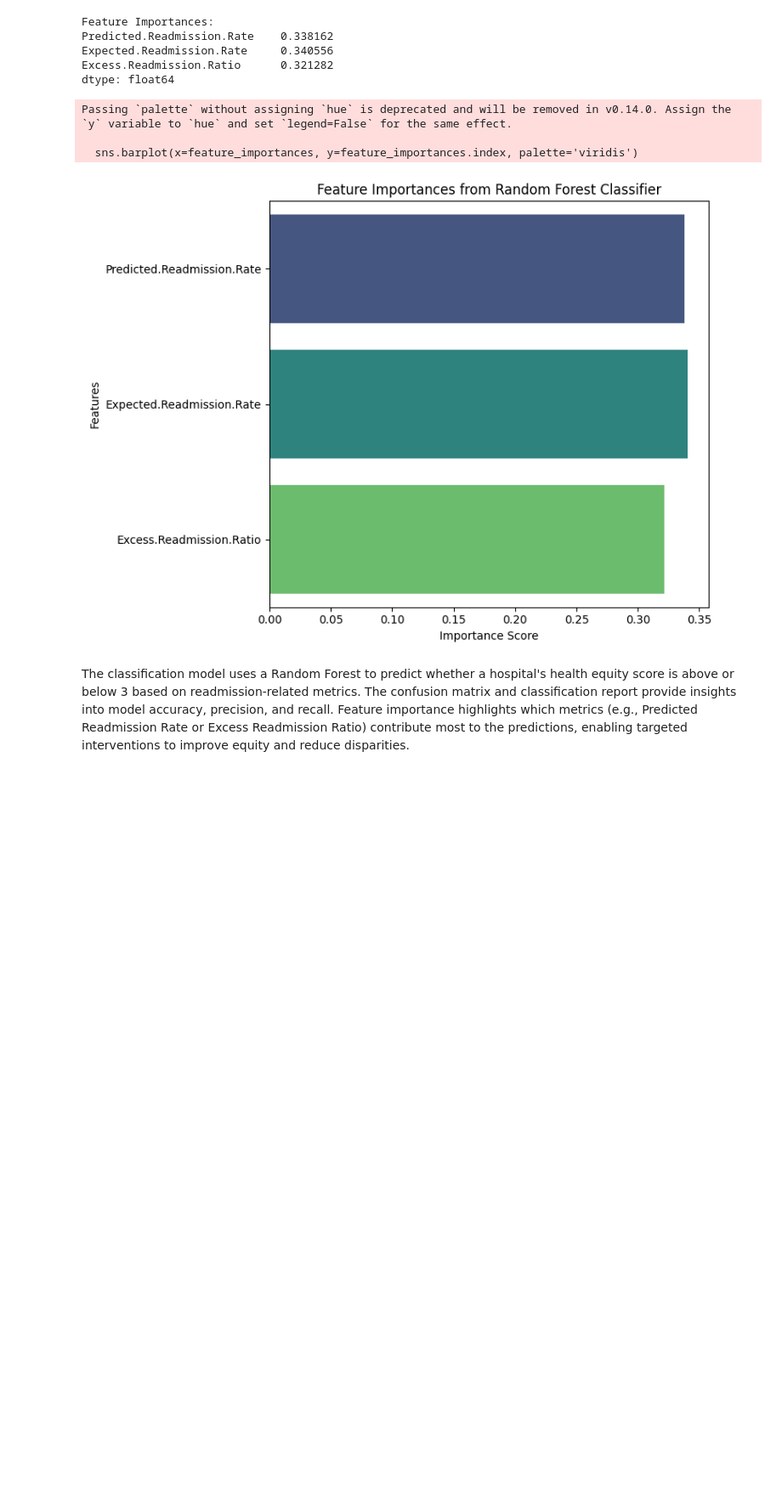
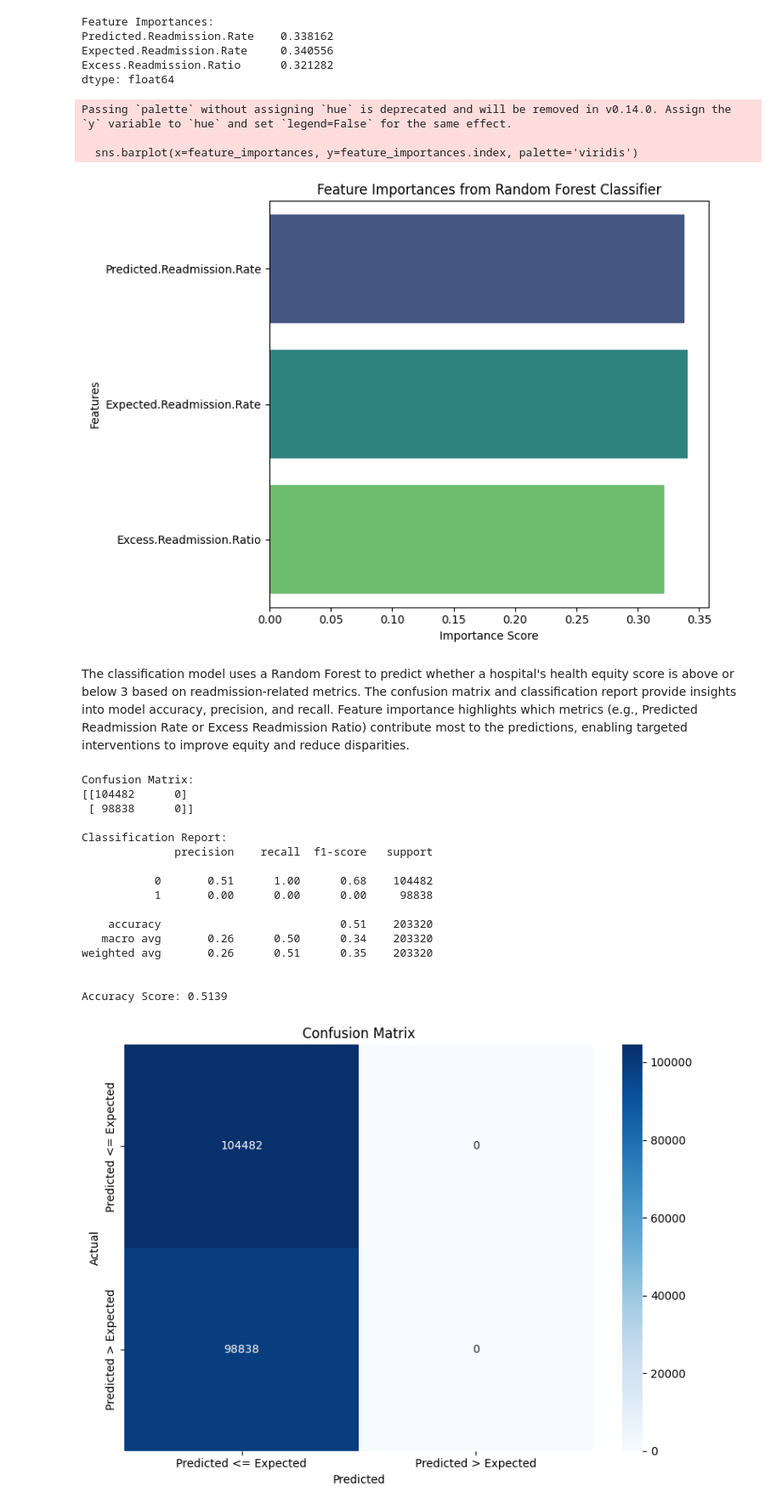
Before and after one commit to taliahtarik/dsprojectjterm, a Jupyter notebook: equityanalysis.ipynb, the cells around one changed output. Shown at 85% size. Drawn from its saved outputs; the diff is of its cells as text; code cells hidden in the pictures; blank space fills up the shorter version.

```diff
--- a/equityanalysis.ipynb
+++ b/equityanalysis.ipynb
@@ -94,3 +94,61 @@ The classification model uses a Random Forest to predict whether a hospital's he
 based on readmission-related metrics. The confusion matrix and classification report provide insights into model accuracy,
 precision, and recall. Feature importance highlights which metrics (e.g., Predicted Readmission Rate or Excess Readmission Ratio)
 contribute most to the predictions, enabling targeted interventions to improve equity and reduce disparities.
+# %%
+import pandas as pd
+from sklearn.linear_model import LogisticRegression
+from sklearn.metrics import classification_report, confusion_matrix, accuracy_score
+import matplotlib.pyplot as plt
+import seaborn as sns
+
+relevant_columns = ['Score', 'Predicted.Readmission.Rate', 'Expected.Readmission.Rate', 'Excess.Readmission.Ratio']
+df_cleaned = df[relevant_columns].dropna()
+df_cleaned['Score'] = pd.to_numeric(df_cleaned['Score'], errors='coerce')
+df_cleaned['Score_Binary'] = df_cleaned['Score'].apply(lambda x: 1 if x > 3 else 0)
+
+X = df_cleaned[['Score_Binary']]
+y = (df_cleaned['Predicted.Readmission.Rate'] > df_cleaned['Expected.Readmission.Rate']).astype(int)
+
+logistic_model = LogisticRegression(random_state=42, max_iter=1000)
+logistic_model.fit(X, y)
+
+y_pred = logistic_model.predict(X)
+
+conf_matrix = confusion_matrix(y, y_pred)
+class_report = classification_report(y, y_pred)
+accuracy = accuracy_score(y, y_pred)
+
+print("Confusion Matrix:")
+print(conf_matrix)
+
+print("\nClassification Report:")
+print(class_report)
+
+print(f"\nAccuracy Score: {accuracy:.4f}")
+
+plt.figure(figsize=(8, 6))
+sns.heatmap(conf_matrix, annot=True, fmt='d', cmap='Blues', xticklabels=['Predicted <= Expected', 'Predicted > Expected'],
+            yticklabels=['Predicted <= Expected', 'Predicted > Expected'])
+plt.title('Confusion Matrix')
+plt.xlabel('Predicted')
+plt.ylabel('Actual')
+plt.tight_layout()
+plt.show()
+# %% [output]
+Confusion Matrix:
+[[104482      0]
+ [ 98838      0]]
+
+Classification Report:
+              precision    recall  f1-score   support
+
+           0       0.51      1.00      0.68    104482
+           1       0.00      0.00      0.00     98838
+
+    accuracy                           0.51    203320
+   macro avg       0.26      0.50      0.34    203320
+weighted avg       0.26      0.51      0.35    203320
+
+
+Accuracy Score: 0.5139
+[figure, added]
```
Also changed, not shown: parts of 1 cell of this notebook.
